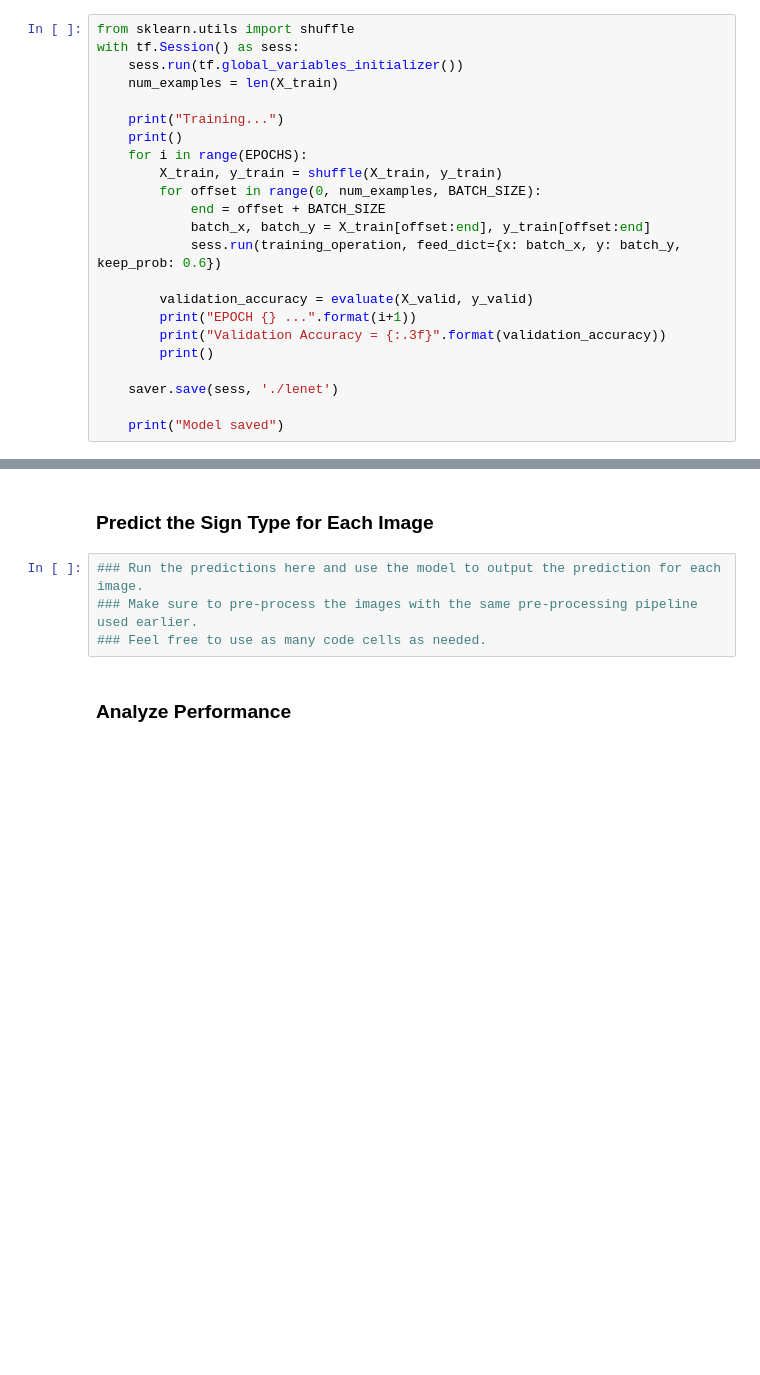
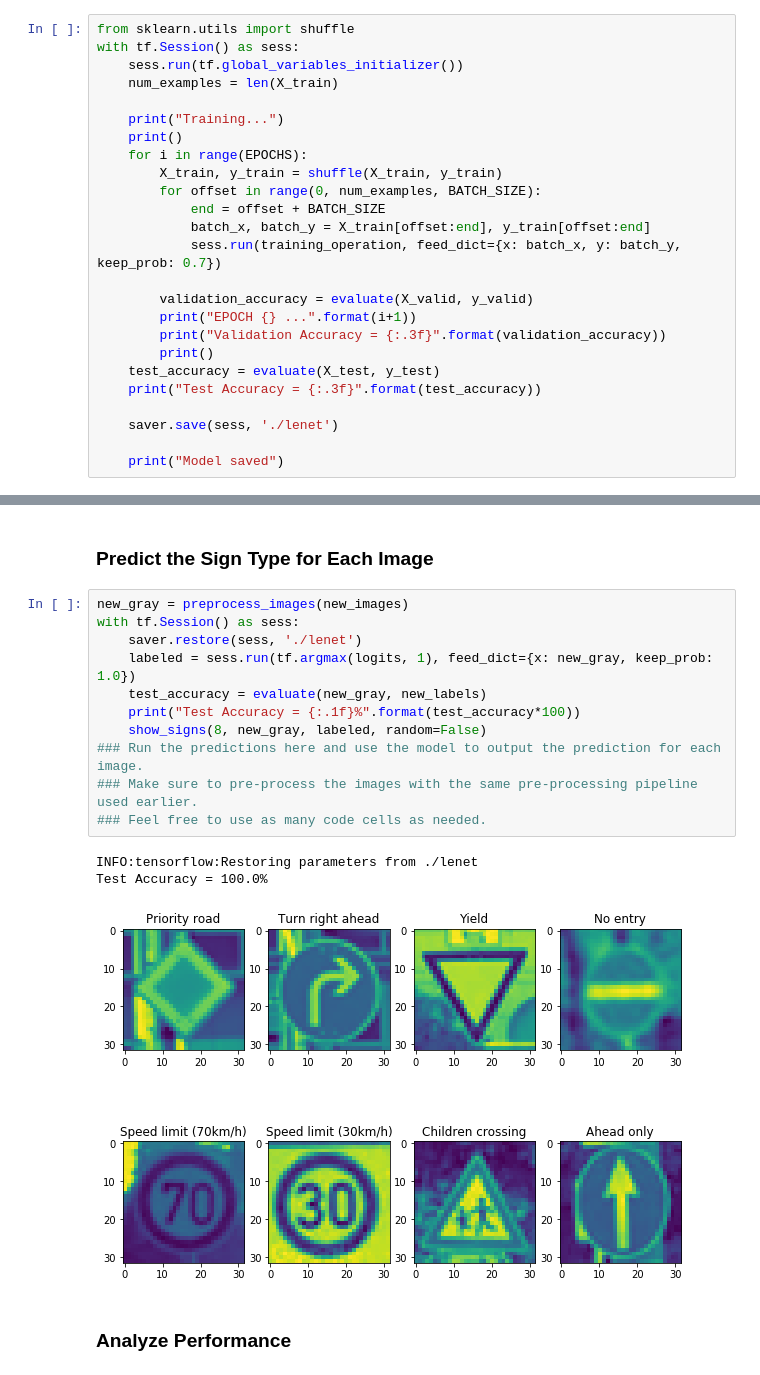
Before and after one commit to Gryton/carnd-traffic-signs, a Jupyter notebook: Traffic_Sign_Classifier.ipynb, the cells around one changed output, grey strips where cells are left out. Cells and saved outputs as stored; diff of their text form; blank space fills up the shorter version.

```diff
--- a/Traffic_Sign_Classifier.ipynb
+++ b/Traffic_Sign_Classifier.ipynb
@@ -377,12 +377,14 @@ with tf.Session() as sess:
         for offset in range(0, num_examples, BATCH_SIZE):
             end = offset + BATCH_SIZE
             batch_x, batch_y = X_train[offset:end], y_train[offset:end]
-            sess.run(training_operation, feed_dict={x: batch_x, y: batch_y, keep_prob: 0.6})
+            sess.run(training_operation, feed_dict={x: batch_x, y: batch_y, keep_prob: 0.7})
 
         validation_accuracy = evaluate(X_valid, y_valid)
         print("EPOCH {} ...".format(i+1))
         print("Validation Accuracy = {:.3f}".format(validation_accuracy))
         print()
+    test_accuracy = evaluate(X_test, y_test)
+    print("Test Accuracy = {:.3f}".format(test_accuracy))
 
     saver.save(sess, './lenet')
 
@@ -427,9 +430,20 @@ show_signs(9, new_images, new_labels, random=False)
 # %% [markdown]
 ### Predict the Sign Type for Each Image
 # %%
+new_gray = preprocess_images(new_images)
+with tf.Session() as sess:
+    saver.restore(sess, './lenet')
+    labeled = sess.run(tf.argmax(logits, 1), feed_dict={x: new_gray, keep_prob: 1.0})
+    test_accuracy = evaluate(new_gray, new_labels)
+    print("Test Accuracy = {:.1f}%".format(test_accuracy*100))
+    show_signs(8, new_gray, labeled, random=False)
 ### Run the predictions here and use the model to output the prediction for each image.
 ### Make sure to pre-process the images with the same pre-processing pipeline used earlier.
 ### Feel free to use as many code cells as needed.
+# %% [output]
+INFO:tensorflow:Restoring parameters from ./lenet
+Test Accuracy = 100.0%
+[figure, added]
 # %% [markdown]
 ### Analyze Performance
 # %%
```
Also changed, not shown: parts of 6 cells of this notebook.
